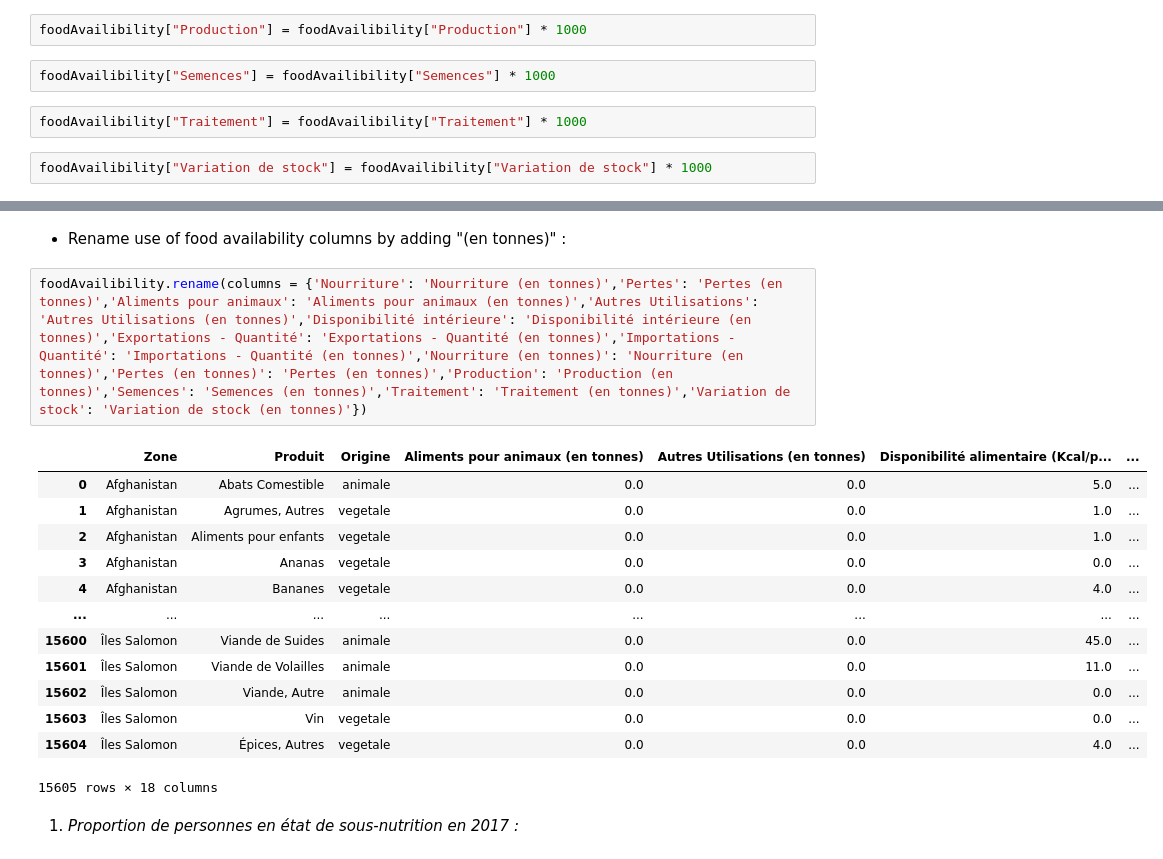
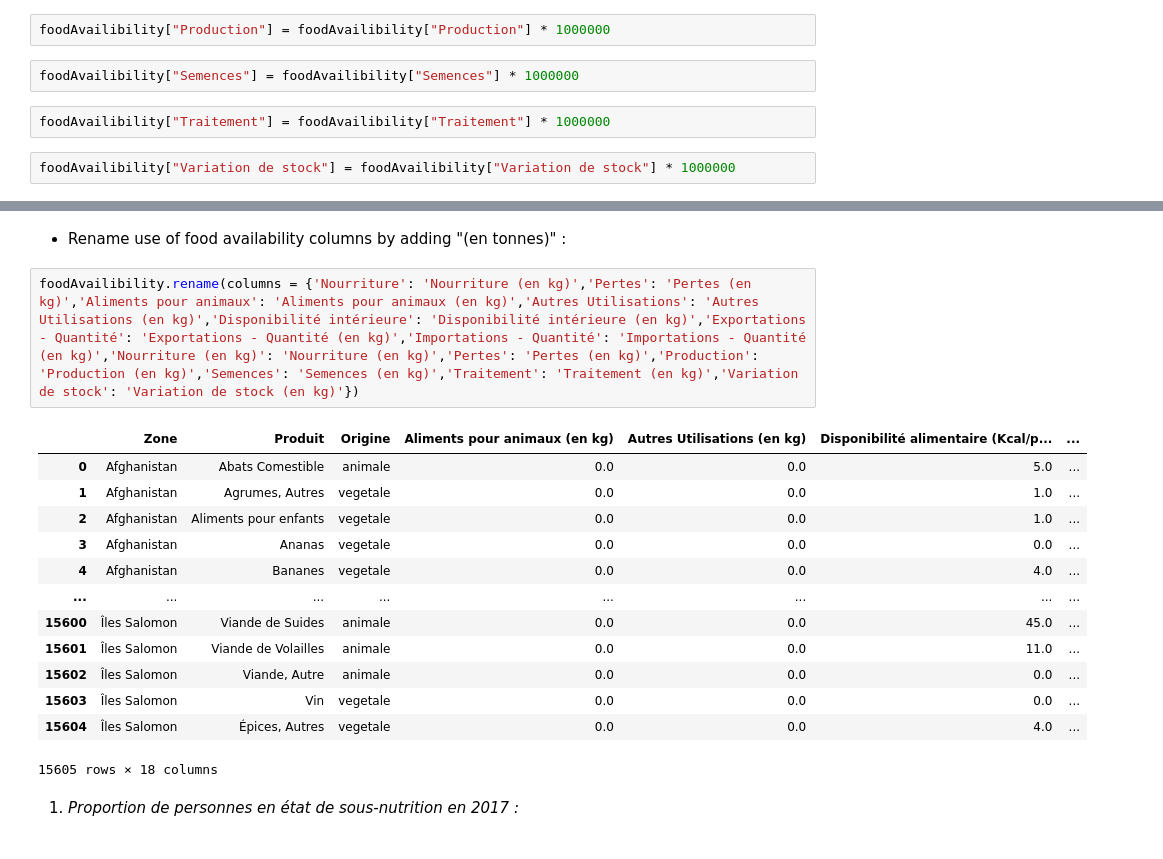
Before and after one commit to donia-nefiz/Public-health-research-with-python, a Jupyter notebook: Public-health-research-with-python .ipynb, the cells around one changed output, grey strips where cells are left out. Drawn from its saved outputs; the diff is of its cells as text.

```diff
--- a/Public-health-research-with-python .ipynb
+++ b/Public-health-research-with-python .ipynb
@@ -394,11 +421,11 @@ foodAvailibility["Pertes"] = foodAvailibility["Pertes"] * 1000
 # %%
-foodAvailibility["Production"] = foodAvailibility["Production"] * 1000
+foodAvailibility["Production"] = foodAvailibility["Production"] * 1000000
 # %%
-foodAvailibility["Semences"] = foodAvailibility["Semences"] * 1000
+foodAvailibility["Semences"] = foodAvailibility["Semences"] * 1000000
 # %%
-foodAvailibility["Traitement"] = foodAvailibility["Traitement"] * 1000
+foodAvailibility["Traitement"] = foodAvailibility["Traitement"] * 1000000
 # %%
-foodAvailibility["Variation de stock"] = foodAvailibility["Variation de stock"] * 1000
+foodAvailibility["Variation de stock"] = foodAvailibility["Variation de stock"] * 1000000
 # %% [markdown]
 - foodAvailibility dataframe display :
 # %%
@@ -424,9 +451,9 @@ print(foodAvailibility)
 # %% [markdown]
 - Rename use of food availability columns by adding "(en tonnes)" :
 # %%
-foodAvailibility.rename(columns = {'Nourriture': 'Nourriture (en tonnes)','Pertes': 'Pertes (en tonnes)','Aliments pour animaux': 'Aliments pour animaux (en tonnes)','Autres Utilisations': 'Autres Utilisations (en tonnes)','Disponibilité intérieure': 'Disponibilité intérieure (en tonnes)','Exportations - Quantité': 'Exportations - Quantité (en tonnes)','Importations - Quantité': 'Importations - Quantité (en tonnes)','Nourriture (en tonnes)': 'Nourriture (en tonnes)','Pertes (en tonnes)': 'Pertes (en tonnes)','Production': 'Production (en tonnes)','Semences': 'Semences (en tonnes)','Traitement': 'Traitement (en tonnes)','Variation de stock': 'Variation de stock (en tonnes)'})
+foodAvailibility.rename(columns = {'Nourriture': 'Nourriture (en kg)','Pertes': 'Pertes (en kg)','Aliments pour animaux': 'Aliments pour animaux (en kg)','Autres Utilisations': 'Autres Utilisations (en kg)','Disponibilité intérieure': 'Disponibilité intérieure (en kg)','Exportations - Quantité': 'Exportations - Quantité (en kg)','Importations - Quantité': 'Importations - Quantité (en kg)','Nourriture (en kg)': 'Nourriture (en kg)','Pertes': 'Pertes (en kg)','Production': 'Production (en kg)','Semences': 'Semences (en kg)','Traitement': 'Traitement (en kg)','Variation de stock': 'Variation de stock (en kg)'})
 # %% [output]
-|  | Zone | Produit | Origine | Aliments pour animaux (en tonnes) | Autres Utilisations (en tonnes) | Disponibilité alimentaire (Kcal/p... | ... |
+|  | Zone | Produit | Origine | Aliments pour animaux (en kg) | Autres Utilisations (en kg) | Disponibilité alimentaire (Kcal/p... | ... |
 | 0 | Afghanistan | Abats Comestible | animale | 0.0 | 0.0 | 5.0 | ... |
 | 1 | Afghanistan | Agrumes, Autres | vegetale | 0.0 | 0.0 | 1.0 | ... |
 | 2 | Afghanistan | Aliments pour enfants | vegetale | 0.0 | 0.0 | 1.0 | ... |
```
Also changed, not shown: parts of 13 cells of this notebook, 1 other file.
